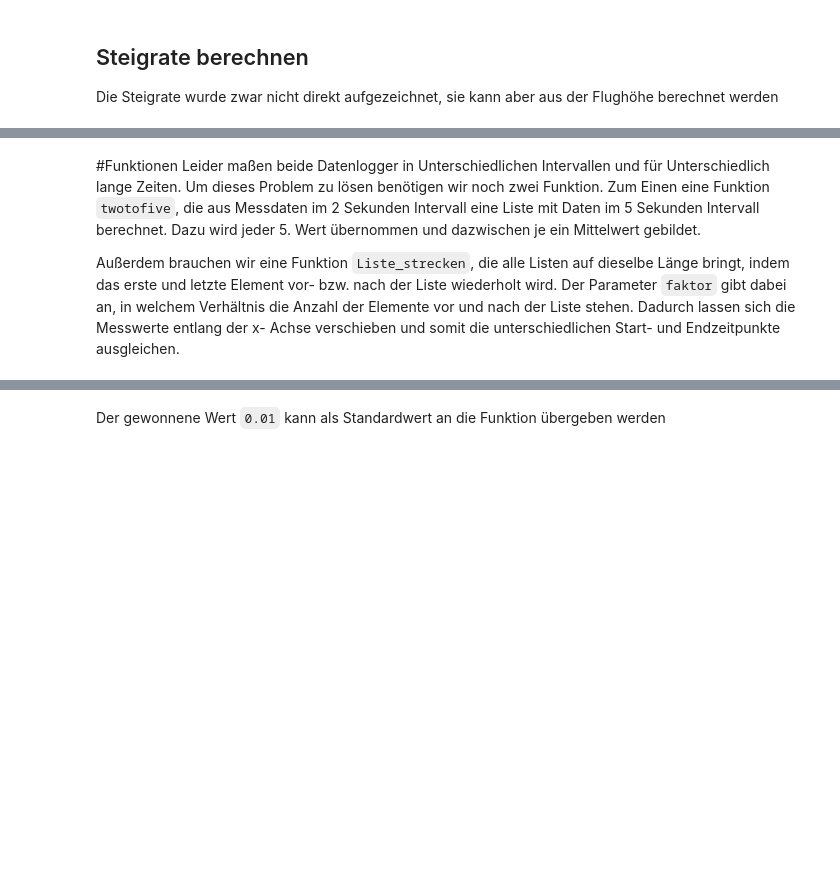
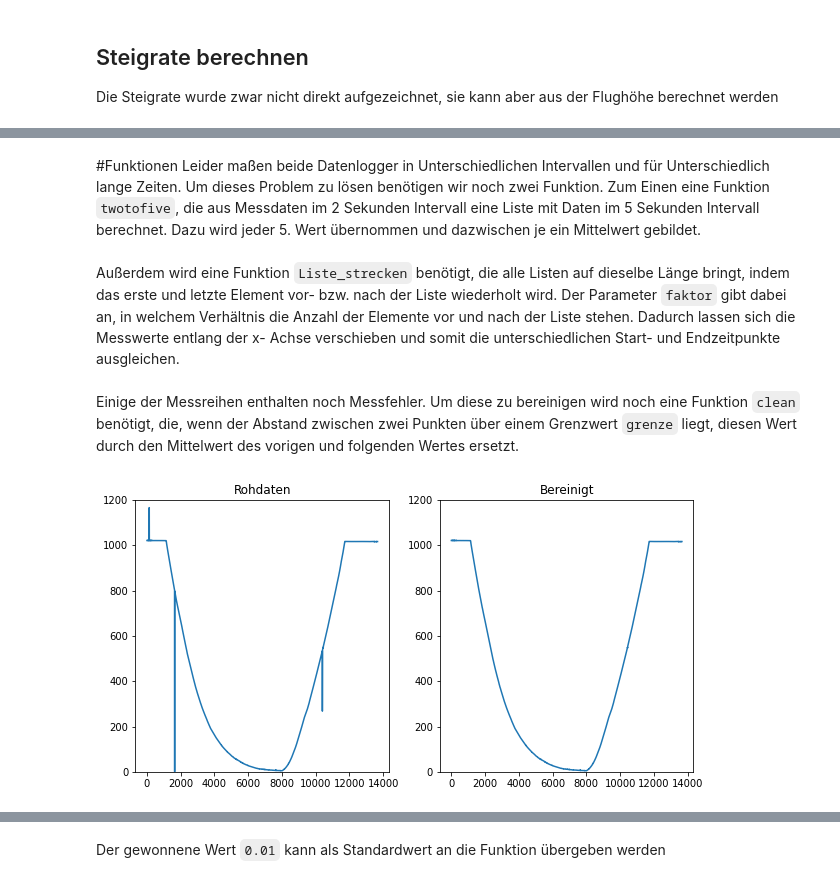
Before and after one commit to henrigeuer/stratosphaerenflug, a Jupyter notebook: strato_auswerung.ipynb, the cells around one changed output, grey strips where cells are left out. Saved outputs shown, nothing was run; the diff lists cells and outputs as text; code cells hidden in the pictures; blank space fills up the shorter version.

```diff
--- a/strato_auswerung.ipynb
+++ b/strato_auswerung.ipynb
@@ -161,8 +161,6 @@ plt.plot(steigtime, strato_steigrate)
 Leider maßen beide Datenlogger in Unterschiedlichen Intervallen und für Unterschiedlich lange Zeiten.
 Um dieses Problem zu lösen benötigen wir noch zwei Funktion.
 Zum Einen eine Funktion `twotofive`, die aus Messdaten im 2 Sekunden Intervall eine Liste mit Daten im 5 Sekunden Intervall berechnet. Dazu wird jeder 5. Wert übernommen und dazwischen je ein Mittelwert gebildet.
-
-Außerdem brauchen wir eine Funktion `Liste_strecken`, die alle Listen  auf dieselbe Länge bringt, indem das erste und letzte Element vor- bzw. nach der Liste wiederholt wird. Der Parameter `faktor` gibt dabei an, in welchem Verhältnis die Anzahl der Elemente vor und nach der Liste stehen. Dadurch lassen sich die Messwerte entlang der x- Achse verschieben und somit die unterschiedlichen Start- und Endzeitpunkte ausgleichen.
 # %%
 #Umrechnen in 5
 def twotofive(liste):
@@ -172,12 +170,41 @@ def twotofive(liste):
     value = (liste[i+2]+liste[i+3])/2
     newlist.append(value)
   return newlist
+# %% [markdown]
+
+Außerdem wird eine Funktion `Liste_strecken` benötigt, die alle Listen  auf dieselbe Länge bringt, indem das erste und letzte Element vor- bzw. nach der Liste wiederholt wird. Der Parameter `faktor` gibt dabei an, in welchem Verhältnis die Anzahl der Elemente vor und nach der Liste stehen. Dadurch lassen sich die Messwerte entlang der x- Achse verschieben und somit die unterschiedlichen Start- und Endzeitpunkte ausgleichen.
 # %%
 def liste_strecken(liste,faktor, refliste = time ):
   dif = len(refliste) - len(liste)
   pre = int(faktor*dif)
   after = dif-pre
   return [liste[0]]*(pre) +liste + [liste[-1]]*after
+# %% [markdown]
+Einige der Messreihen enthalten noch Messfehler. Um diese zu bereinigen wird noch eine Funktion `clean` benötigt, die, wenn der Abstand zwischen zwei Punkten über einem Grenzwert `grenze` liegt, diesen Wert durch den Mittelwert des vorigen und folgenden Wertes ersetzt.
+# %%
+def clean(liste, grenze ):
+  for i in range(1, len(liste)-1):
+    dif = abs(liste[i]-liste[i-1])
+    if dif> grenze:
+      avg = (liste[i-1]+liste[i+1])/2
+      liste[i] = avg
+
+  return liste
+
+# Ausprobieren
+plt.rcParams["figure.figsize"] = (10, 5)
+plt.subplot(1,2,1)
+plt.ylim(0, 1200)
+plt.title("Rohdaten")
+plt.plot(time, twotofive(strato_press))
+
+plt.subplot(1,2,2)
+plt.ylim(0, 1200)
+plt.title("Bereinigt")
+plt.plot(time, clean(twotofive(strato_press), 10))
+plt.show()
+# %% [output]
+[figure, added]
 # %% [markdown]
 ## Erste Graphen
 Nun sind alle Messwerte und Funktionen vorbereitet, die für das Darstellen der Messwerte benötigt werden.
```
Also changed, not shown: parts of 7 cells of this notebook.
